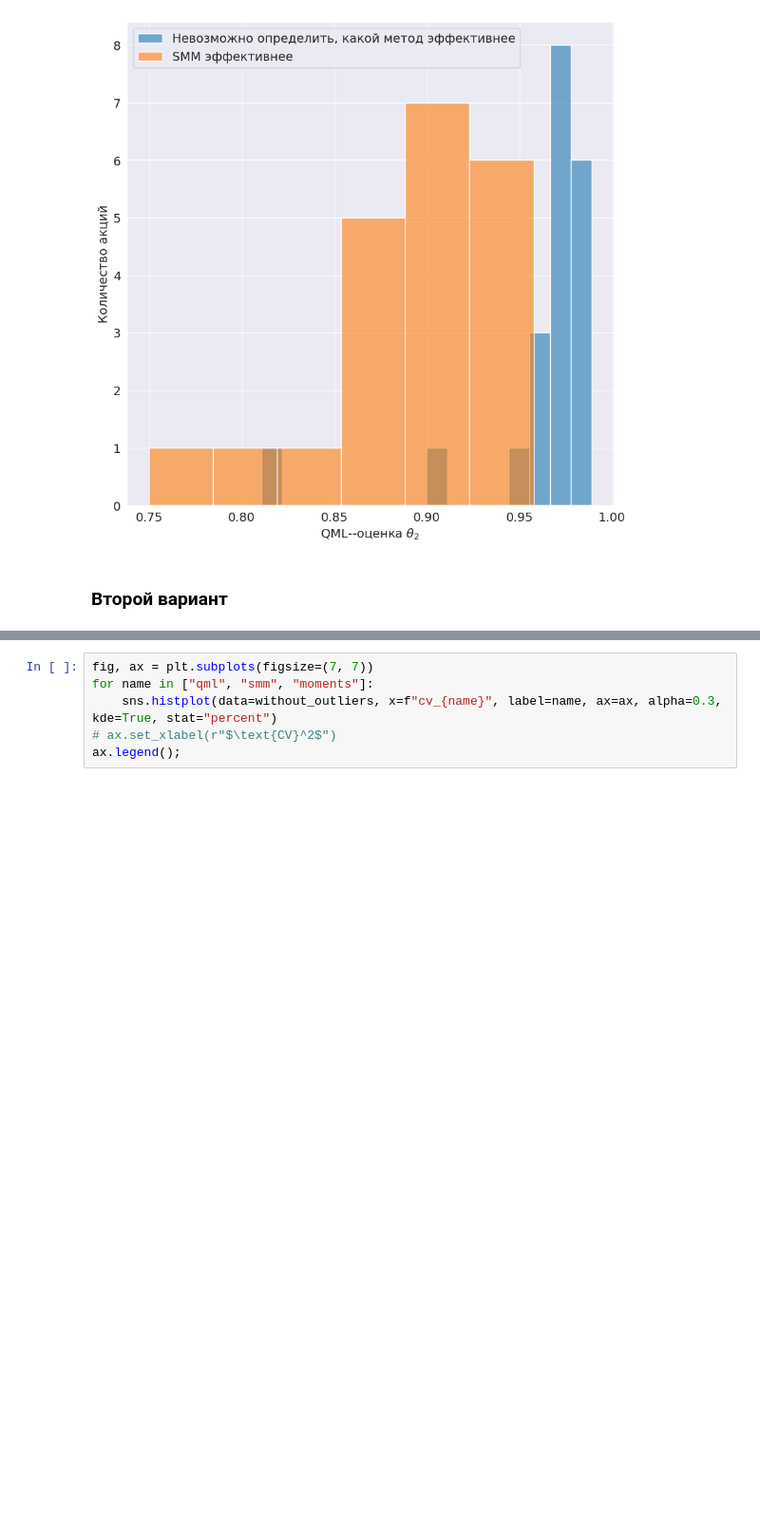
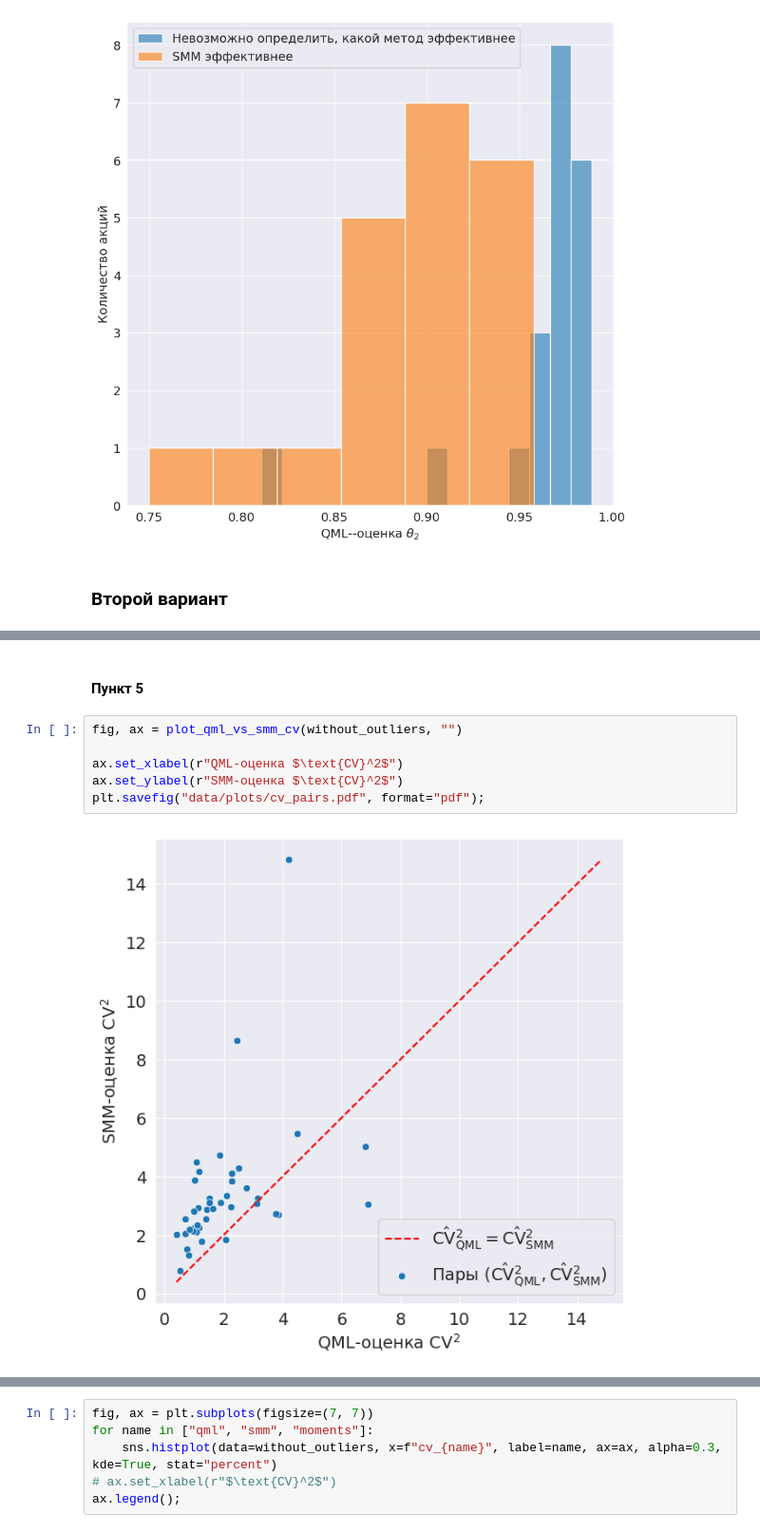
Before and after one commit to Dangerio/optimization-algorithm, a Jupyter notebook: methods_comparison/real_data/estimation_result_analysis.ipynb, the cells around one changed output, grey strips where cells are left out. Shown at 95% size. Drawn from its saved outputs; the diff is of its cells as text; blank space fills up the shorter version.

```diff
--- a/methods_comparison/real_data/estimation_result_analysis.ipynb
+++ b/methods_comparison/real_data/estimation_result_analysis.ipynb
@@ -321,0 +283,10 @@ without_outliers.sort_values(by="cv_smm", ascending=False)
+# %% [markdown]
+#### Пункт 5
+# %%
+fig, ax = plot_qml_vs_smm_cv(without_outliers, "")
+
+ax.set_xlabel(r"QML-оценка $\text{CV}^2$")
+ax.set_ylabel(r"SMM-оценка $\text{CV}^2$")
+plt.savefig("data/plots/cv_pairs.pdf", format="pdf");
+# %% [output]
+[figure, added]
```
Also changed, not shown: parts of 34 cells of this notebook, 6 other files.
